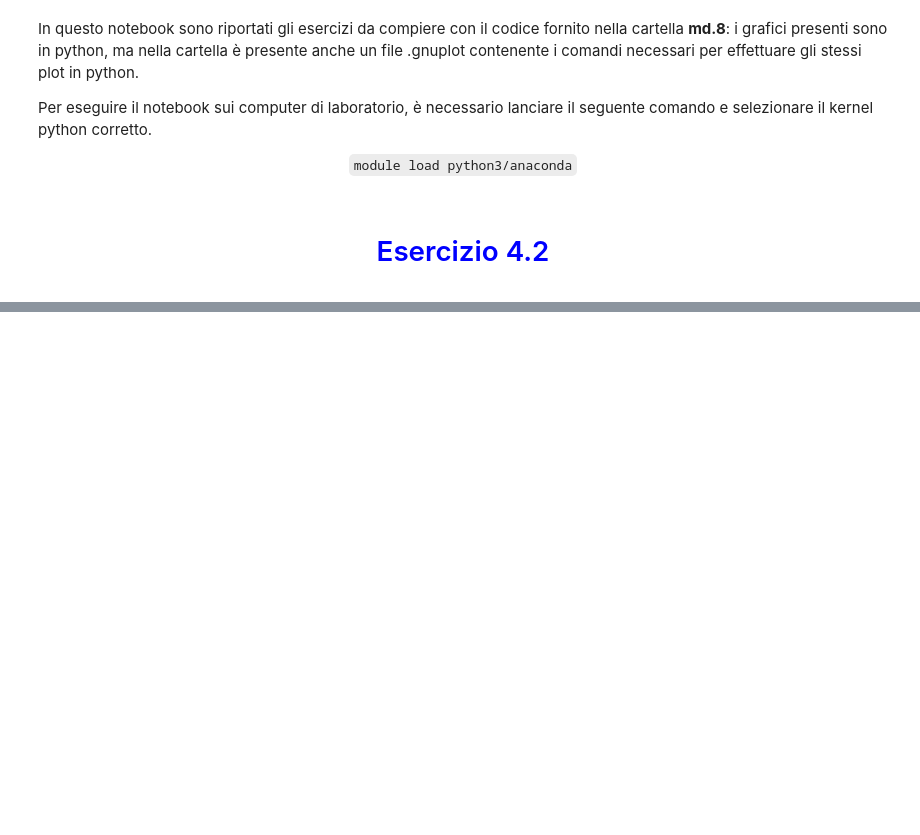
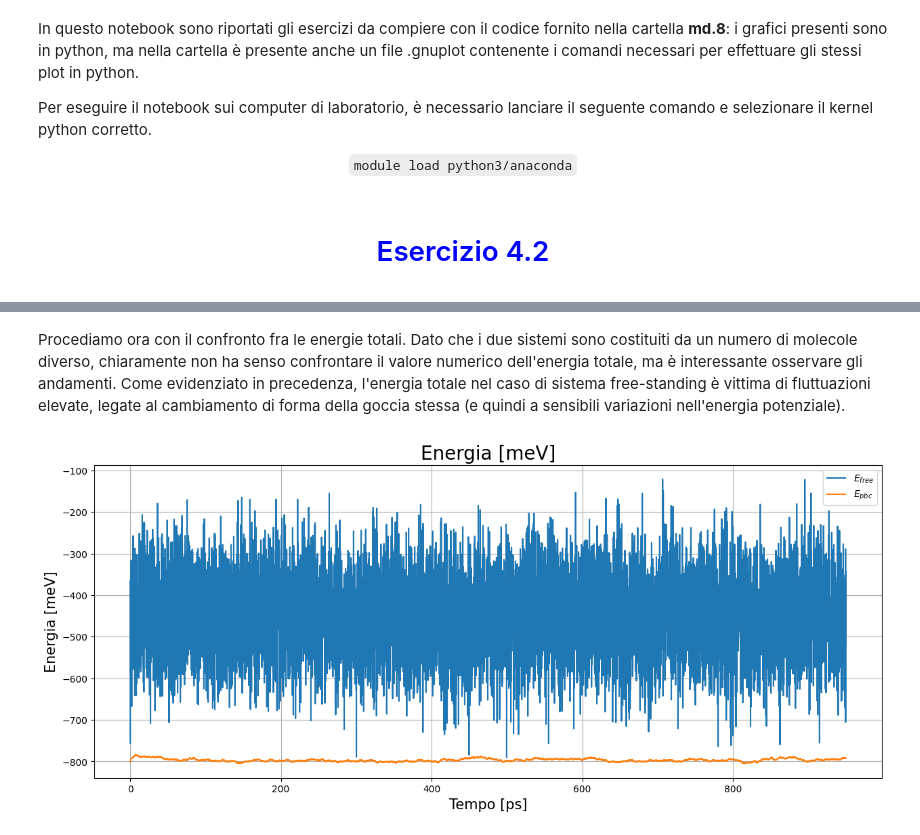
Before and after one commit to Negrini085/Simulazione-di-Materia-Condensata, a Jupyter notebook: Codice2_LM/esercitazione2.ipynb, the cells around one changed output, grey strips where cells are left out. Drawn from its saved outputs; the diff is of its cells as text; code cells hidden in the pictures; blank space fills up the shorter version.

```diff
--- a/Codice2_LM/esercitazione2.ipynb
+++ b/Codice2_LM/esercitazione2.ipynb
@@ -27,0 +102,17 @@ short = np.loadtxt('short/short.data')
+# %% [markdown]
+Procediamo ora con il confronto fra le energie totali. Dato che i due sistemi sono costituiti da un numero di molecole diverso, chiaramente non ha senso confrontare il valore numerico dell'energia totale, ma è interessante osservare gli andamenti. Come evidenziato in precedenza, l'energia totale nel caso di sistema free-standing è vittima di fluttuazioni elevate, legate al cambiamento di forma della goccia stessa (e quindi a sensibili variazioni nell'energia potenziale).
+# %%
+fig = plt.figure(figsize=(15, 6))
+
+plt.plot(short[:, 0], short[:, 6], label = r'$E_{free}$')
+plt.plot(long[:, 0], long[:, 6], label = r'$E_{pbc}$')
+
+plt.ylabel(r"Energia [meV]", fontsize = 15)
+plt.xlabel(r"Tempo [ps]", fontsize = 15)
+plt.title(r"Energia [meV]", fontsize = 20)
+plt.grid(True)
+plt.legend(loc = 'best')
+
+plt.show()
+# %% [output]
+[figure, added]
```
Also changed, not shown: parts of 11 cells of this notebook, 2 other files.
